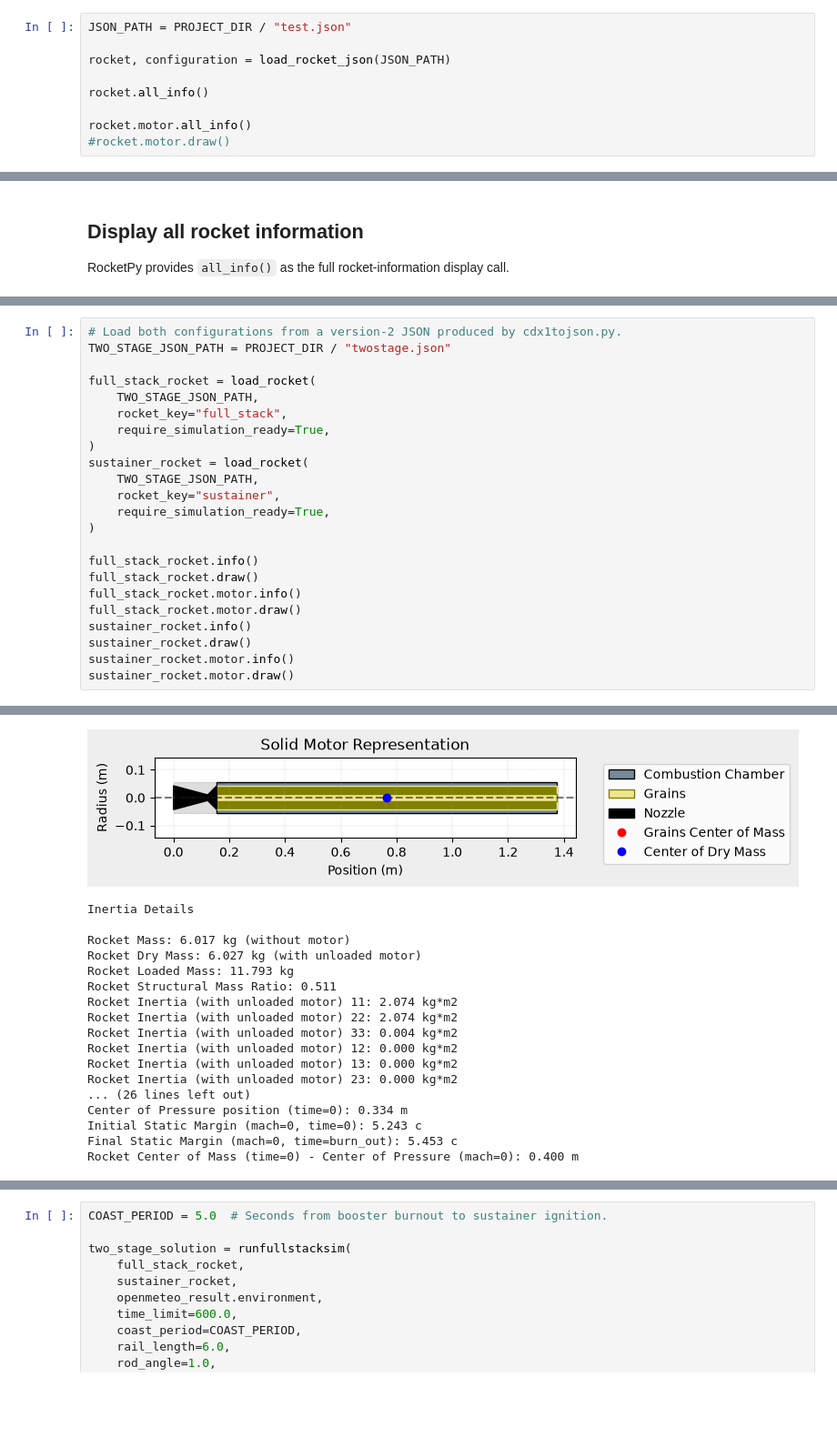
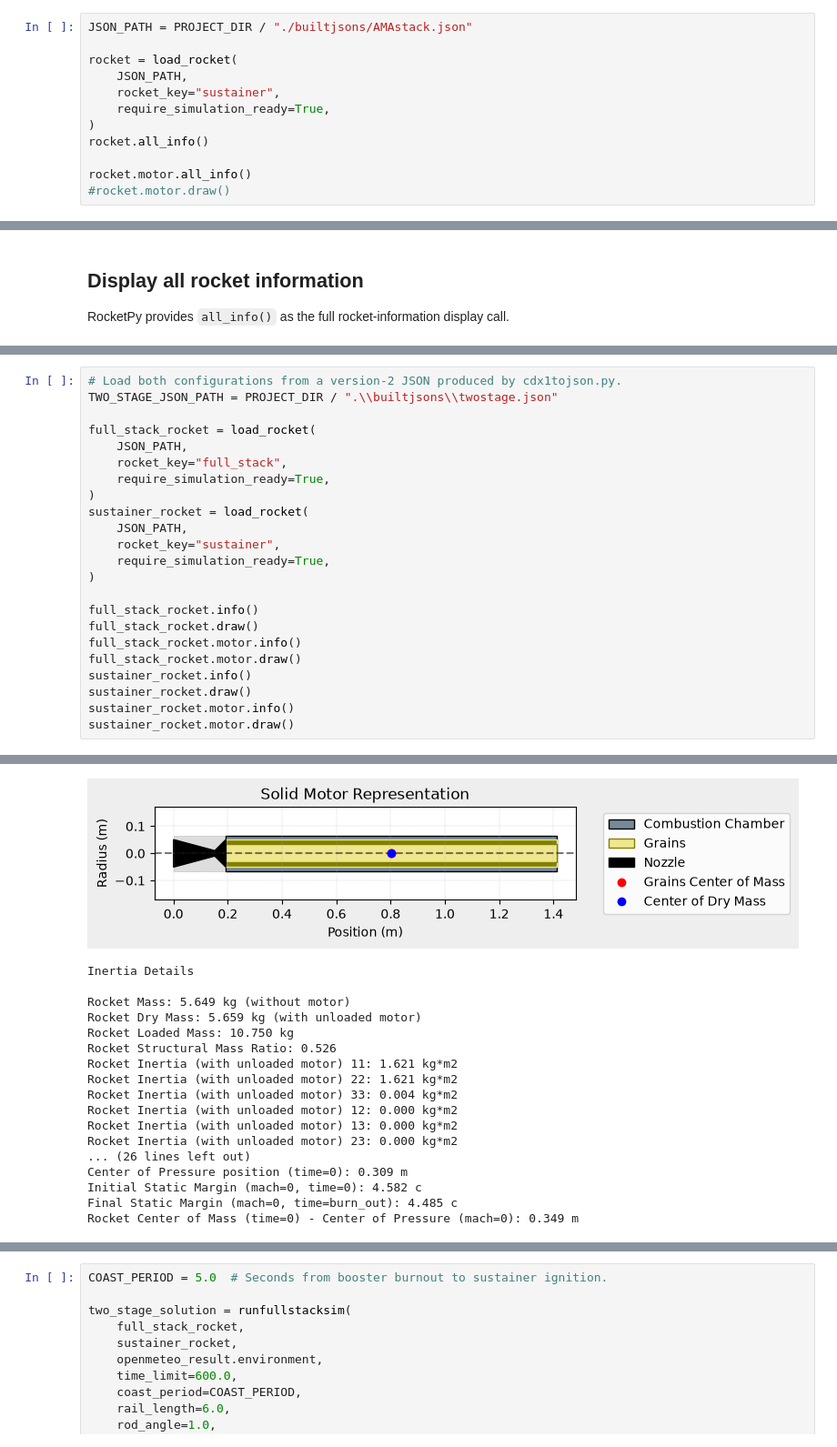
Before and after one commit to prs2026/farfromheaven, a Jupyter notebook: sims/rocketpy/singlesim.ipynb, the cells around one changed output, grey strips where cells are left out. Shown at 91% size. Drawn from its saved outputs; the diff is of its cells as text; blank space fills up the shorter version.

```diff
--- a/sims/rocketpy/singlesim.ipynb
+++ b/sims/rocketpy/singlesim.ipynb
@@ -91,10 +91,13 @@ Use the reusable `run_single_simulation` function imported from `simrunner.py`.
 
 Change `JSON_PATH` to any completed `rocketpy-cdx1` JSON. The supplied `test.json` still contains CDX1 placeholders, so strict loading intentionally lists the motor, inertia, drag, rail-button, and recovery data that must be added before a meaningful flight can run.
 # %%
-JSON_PATH = PROJECT_DIR / "test.json"
+JSON_PATH = PROJECT_DIR / "./builtjsons/AMAstack.json"
 
-rocket, configuration = load_rocket_json(JSON_PATH)
-
+rocket = load_rocket(
+    JSON_PATH,
+    rocket_key="sustainer",
+    require_simulation_ready=True,
+)
 rocket.all_info()
 
 rocket.motor.all_info()
@@ -171,14 +165,14 @@ Average Function Evaluations per Time Step: 0.074
 # %%
 # Load both configurations from a version-2 JSON produced by cdx1tojson.py.
-TWO_STAGE_JSON_PATH = PROJECT_DIR / "twostage.json"
+TWO_STAGE_JSON_PATH = PROJECT_DIR / ".\\builtjsons\\twostage.json"
 
 full_stack_rocket = load_rocket(
-    TWO_STAGE_JSON_PATH,
+    JSON_PATH,
     rocket_key="full_stack",
     require_simulation_ready=True,
 )
 sustainer_rocket = load_rocket(
-    TWO_STAGE_JSON_PATH,
+    JSON_PATH,
     rocket_key="sustainer",
     require_simulation_ready=True,
 )
@@ -231,18 +225,18 @@ Total Impulse: 26488.499 Ns
-[figure, old version]
+[figure, new version]
 Inertia Details
 
-Rocket Mass: 6.017 kg (without motor)
-Rocket Dry Mass: 6.027 kg (with unloaded motor)
-Rocket Loaded Mass: 11.793 kg
-Rocket Structural Mass Ratio: 0.511
-Rocket Inertia (with unloaded motor) 11: 2.074 kg*m2
-Rocket Inertia (with unloaded motor) 22: 2.074 kg*m2
+Rocket Mass: 5.649 kg (without motor)
+Rocket Dry Mass: 5.659 kg (with unloaded motor)
+Rocket Loaded Mass: 10.750 kg
+Rocket Structural Mass Ratio: 0.526
+Rocket Inertia (with unloaded motor) 11: 1.621 kg*m2
+Rocket Inertia (with unloaded motor) 22: 1.621 kg*m2
 Rocket Inertia (with unloaded motor) 33: 0.004 kg*m2
 Rocket Inertia (with unloaded motor) 12: 0.000 kg*m2
 Rocket Inertia (with unloaded motor) 13: 0.000 kg*m2
 Rocket Inertia (with unloaded motor) 23: 0.000 kg*m2
 ... (26 lines left out)
-Center of Pressure position (time=0): 0.334 m
-Initial Static Margin (mach=0, time=0): 5.243 c
-Final Static Margin (mach=0, time=burn_out): 5.453 c
-Rocket Center of Mass (time=0) - Center of Pressure (mach=0): 0.400 m
+Center of Pressure position (time=0): 0.309 m
+Initial Static Margin (mach=0, time=0): 4.582 c
+Final Static Margin (mach=0, time=burn_out): 4.485 c
+Rocket Center of Mass (time=0) - Center of Pressure (mach=0): 0.349 m
```
Also changed, not shown: parts of 4 cells of this notebook, 25 other files.
